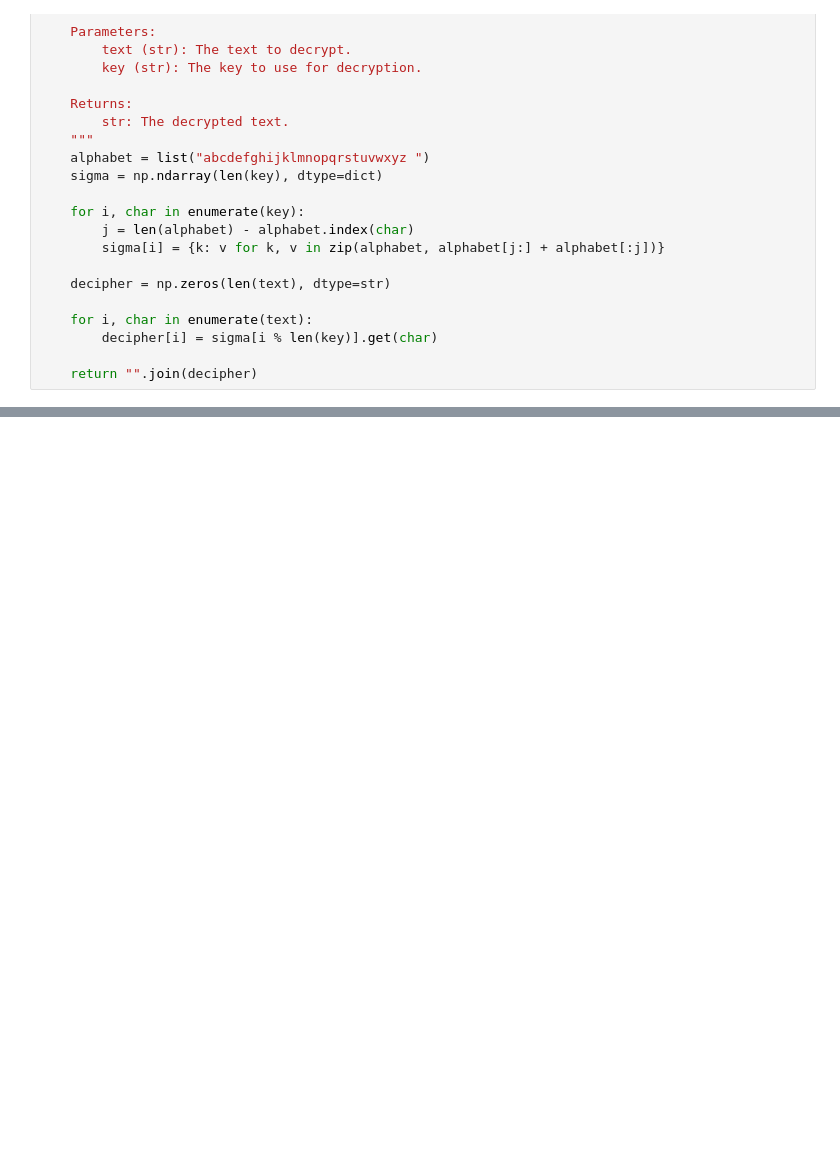
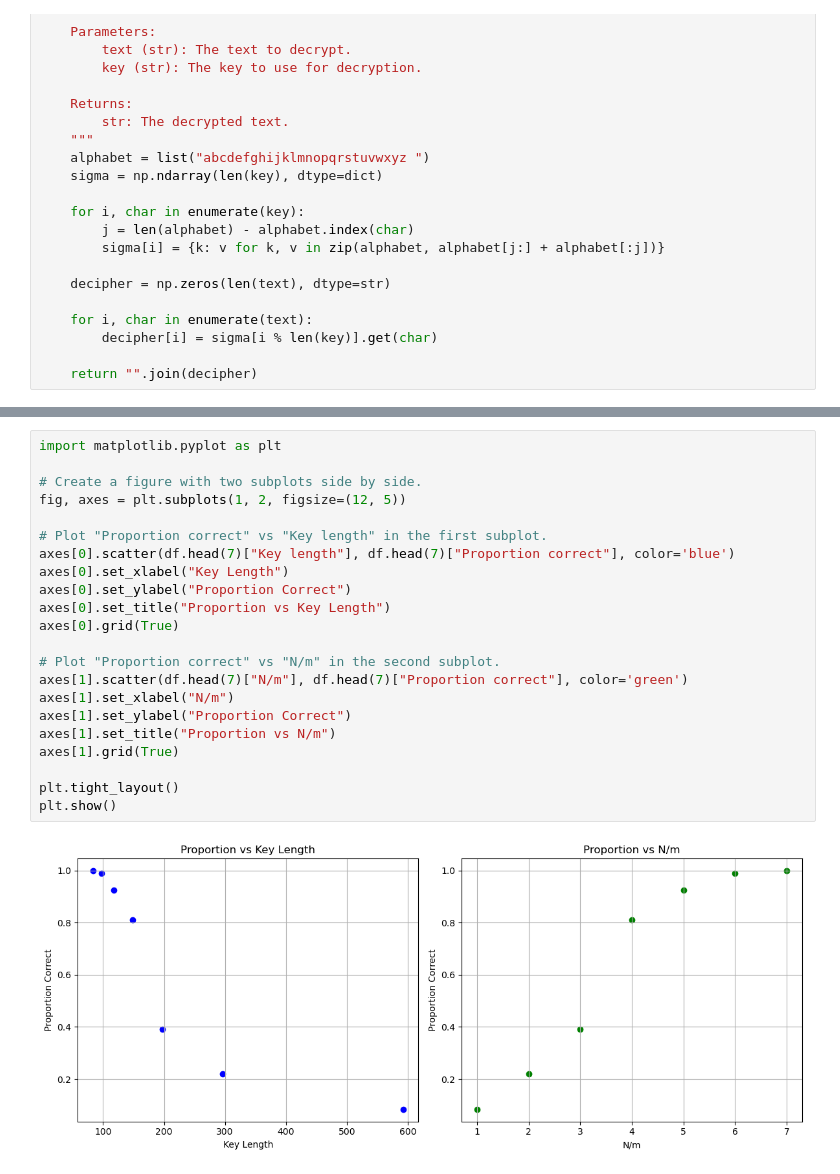
Before and after one commit to dyao13/PatternTheory, a Jupyter notebook: code/shannons_model_of_text.ipynb, the cells around one changed output, grey strips where cells are left out. Drawn from its saved outputs; the diff is of its cells as text; blank space fills up the shorter version.

```diff
--- a/code/shannons_model_of_text.ipynb
+++ b/code/shannons_model_of_text.ipynb
@@ -229,0 +771,24 @@ def vigenere_decipher(text, key):
+# %%
+import matplotlib.pyplot as plt
+
+# Create a figure with two subplots side by side.
+fig, axes = plt.subplots(1, 2, figsize=(12, 5))
+
+# Plot "Proportion correct" vs "Key length" in the first subplot.
+axes[0].scatter(df.head(7)["Key length"], df.head(7)["Proportion correct"], color='blue')
+axes[0].set_xlabel("Key Length")
+axes[0].set_ylabel("Proportion Correct")
+axes[0].set_title("Proportion vs Key Length")
+axes[0].grid(True)
+
+# Plot "Proportion correct" vs "N/m" in the second subplot.
+axes[1].scatter(df.head(7)["N/m"], df.head(7)["Proportion correct"], color='green')
+axes[1].set_xlabel("N/m")
+axes[1].set_ylabel("Proportion Correct")
+axes[1].set_title("Proportion vs N/m")
+axes[1].grid(True)
+
+plt.tight_layout()
+plt.show()
+# %% [output]
+[figure, added]
```
Also changed, not shown: parts of 26 cells of this notebook, 17 other files.
